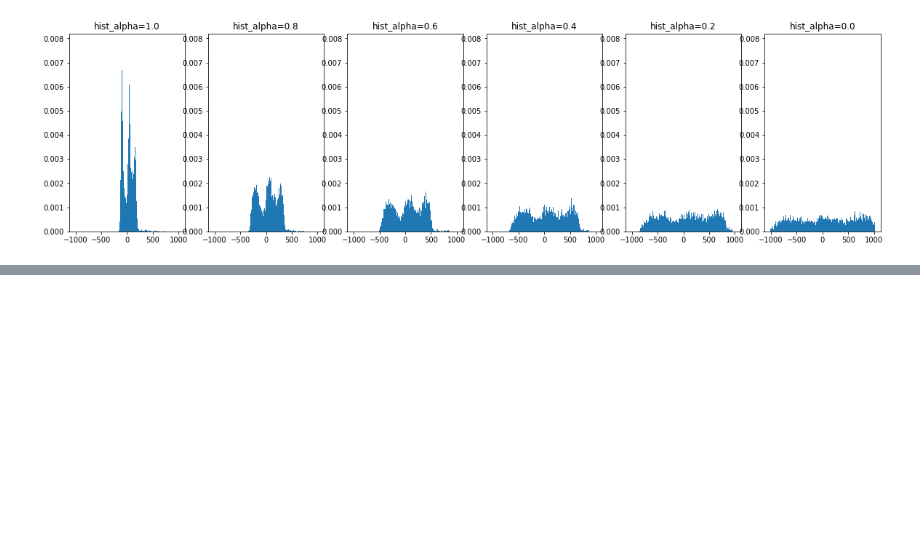
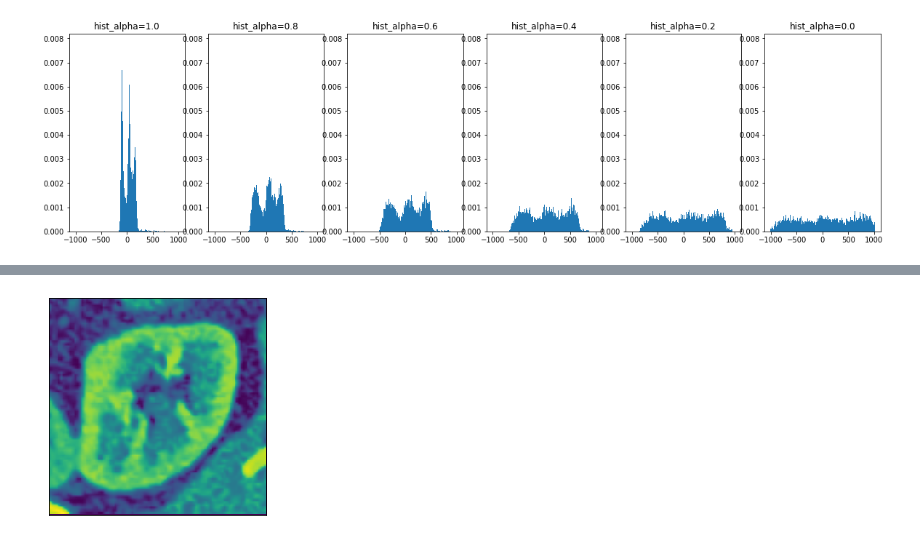
Before and after one commit to t-rryyyoooo/KIDNEY, a Jupyter notebook: memo.ipynb, the cells around one changed output, grey strips where cells are left out. Cells and saved outputs as stored; diff of their text form; code cells hidden in the pictures; blank space fills up the shorter version.

```diff
--- a/memo.ipynb
+++ b/memo.ipynb
@@ -1000,0 +1022,9 @@ for ii, a in enumerate(alpha):
+# %%
+img = sitk.ReadImage("/Users/tanimotoryou/Documents/lab/program/KIDNEY/test/image/case_00000/040.mha")
+imgArray = sitk.GetArrayFromImage(img)
+plt.imshow(imgArray)
+plt.xticks([])
+plt.yticks([])
+plt.show()
+# %% [output]
+[figure, added]
```
Also changed, not shown: parts of 6 cells of this notebook, 1 other file.
